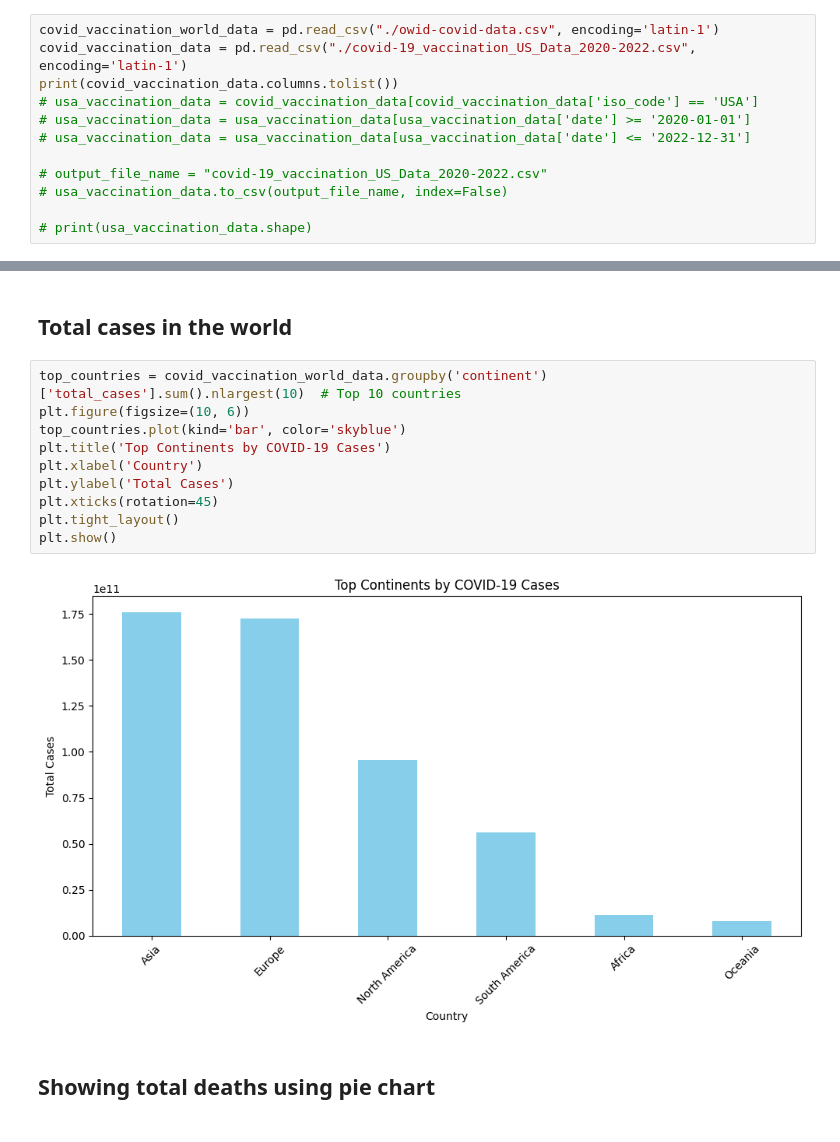
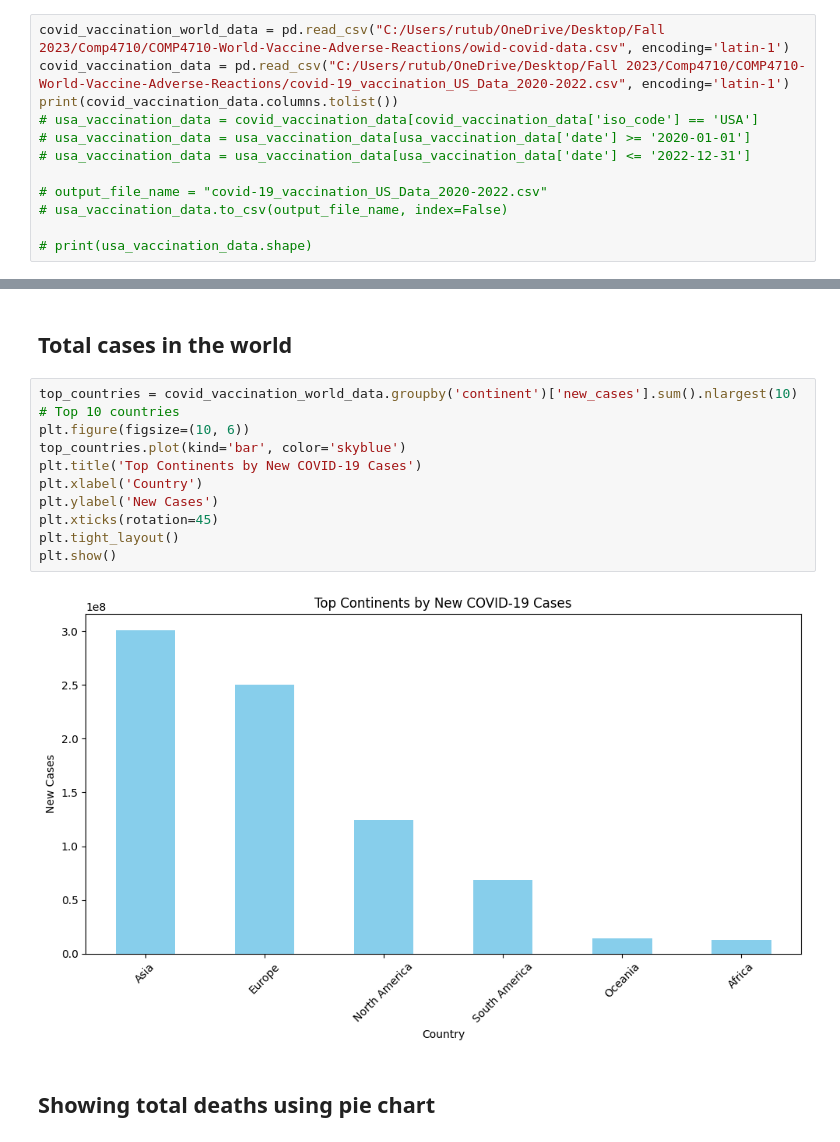
Before and after one commit to Rutu136/COMP4710-World-Vaccine-Adverse-Reactions, a Jupyter notebook: Group8_covid_visualization.ipynb, the cells around one changed output, grey strips where cells are left out. Saved outputs shown, nothing was run; the diff lists cells and outputs as text.

```diff
--- a/Group8_covid_visualization.ipynb
+++ b/Group8_covid_visualization.ipynb
@@ -7,7 +6,7 @@ import geopandas as gpd
 import matplotlib.pyplot as plt
 # %%
-covid_vaccination_world_data = pd.read_csv("./owid-covid-data.csv", encoding='latin-1')
-covid_vaccination_data = pd.read_csv("./covid-19_vaccination_US_Data_2020-2022.csv", encoding='latin-1')
+covid_vaccination_world_data = pd.read_csv("C:/Users/rutub/OneDrive/Desktop/Fall 2023/Comp4710/COMP4710-World-Vaccine-Adverse-Reactions/owid-covid-data.csv", encoding='latin-1')
+covid_vaccination_data = pd.read_csv("C:/Users/rutub/OneDrive/Desktop/Fall 2023/Comp4710/COMP4710-World-Vaccine-Adverse-Reactions/covid-19_vaccination_US_Data_2020-2022.csv", encoding='latin-1')
 print(covid_vaccination_data.columns.tolist())
 # usa_vaccination_data = covid_vaccination_data[covid_vaccination_data['iso_code'] == 'USA']
 # usa_vaccination_data = usa_vaccination_data[usa_vaccination_data['date'] >= '2020-01-01']
@@ -22,17 +21,17 @@ print(covid_vaccination_data.columns.tolist())
 # %% [markdown]
 ## Total cases in the world
 # %%
-top_countries = covid_vaccination_world_data.groupby('continent')['total_cases'].sum().nlargest(10)  # Top 10 countries
+top_countries = covid_vaccination_world_data.groupby('continent')['new_cases'].sum().nlargest(10)  # Top 10 countries
 plt.figure(figsize=(10, 6))
 top_countries.plot(kind='bar', color='skyblue')
-plt.title('Top Continents by COVID-19 Cases')
+plt.title('Top Continents by New COVID-19 Cases')
 plt.xlabel('Country')
-plt.ylabel('Total Cases')
+plt.ylabel('New Cases')
 plt.xticks(rotation=45)
 plt.tight_layout()
 plt.show()
 # %% [output]
-[figure, old version]
+[figure, new version]
 # %% [markdown]
 ## Showing total deaths using pie chart
 # %%
```
Also changed, not shown: parts of 7 cells of this notebook.
